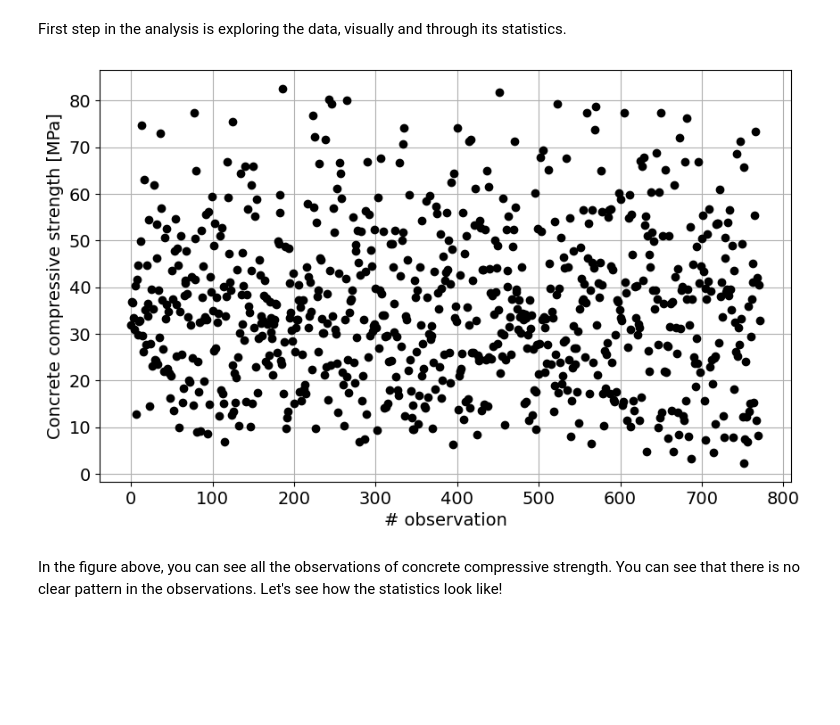
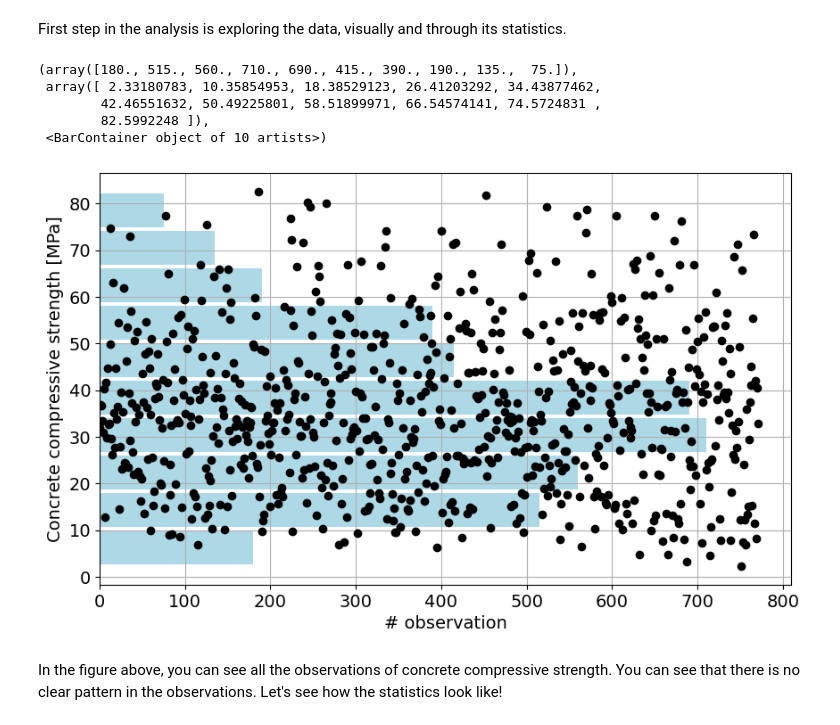
Before and after one commit to TUDelft-MUDE/2024-files, a Jupyter notebook: content/Week_1_7/WS_1_7_solution.ipynb, the cells around one changed output. Cells and saved outputs as stored; diff of their text form; code cells hidden in the pictures; blank space fills up the shorter version.

```diff
--- a/content/Week_1_7/WS_1_7_solution.ipynb
+++ b/content/Week_1_7/WS_1_7_solution.ipynb
@@ -39,18 +39,26 @@ First step in the analysis is exploring the data, visually and through its stati
 # %%
 # Import
 data = np.genfromtxt('dataset_concrete.csv', delimiter=",", skip_header=True)
 
 # Clean
 data = data[~np.isnan(data)]
 
 # plot time series
 plt.figure(figsize=(10, 6))
 plt.plot(data,'ok')
 plt.xlabel('# observation')
 plt.ylabel('Concrete compressive strength [MPa]')
 plt.grid()
+
+weights = 5*np.ones(len(data))
+plt.hist(data, orientation='horizontal', weights=weights, color='lightblue', rwidth=0.9)
 # %% [output]
+(array([180., 515., 560., 710., 690., 415., 390., 190., 135.,  75.]),
+ array([ 2.33180783, 10.35854953, 18.38529123, 26.41203292, 34.43877462,
+        42.46551632, 50.49225801, 58.51899971, 66.54574141, 74.5724831 ,
+        82.5992248 ]),
+ <BarContainer object of 10 artists>)
-[figure, old version]
+[figure, new version]
 # %% [markdown]
 In the figure above, you can see all the observations of concrete compressive strength. You can see that there is no clear pattern in the observations. Let's see how the statistics look like!
 # %%
```
Also changed, not shown: parts of 7 cells of this notebook, 16 other files.
